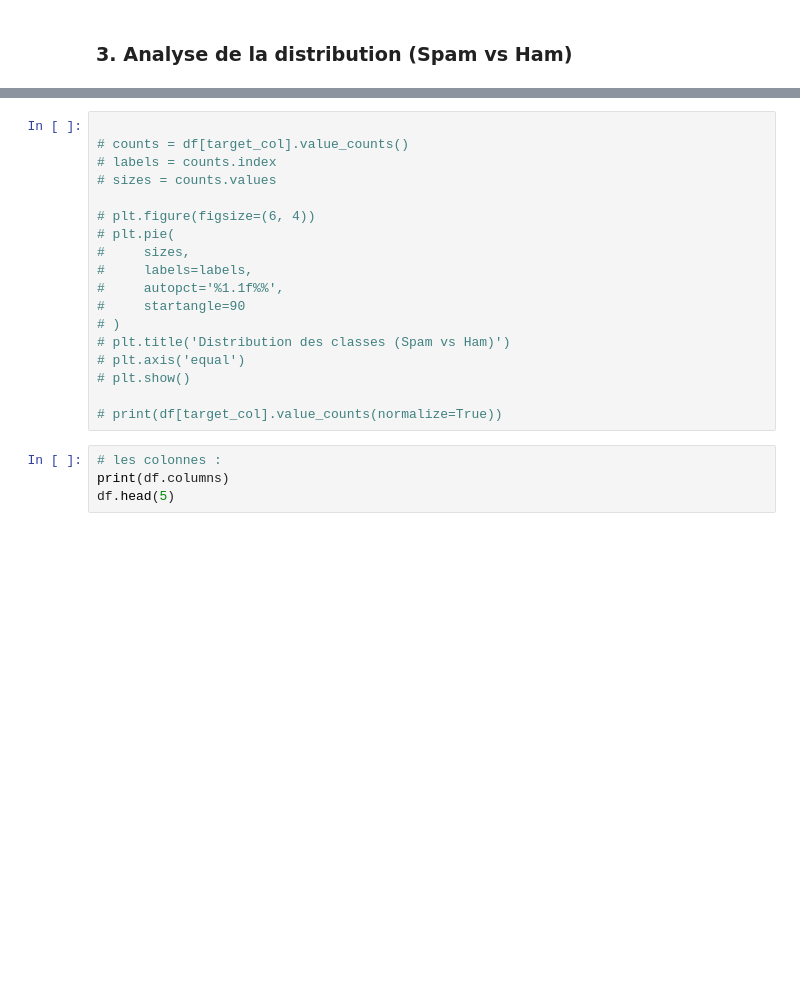
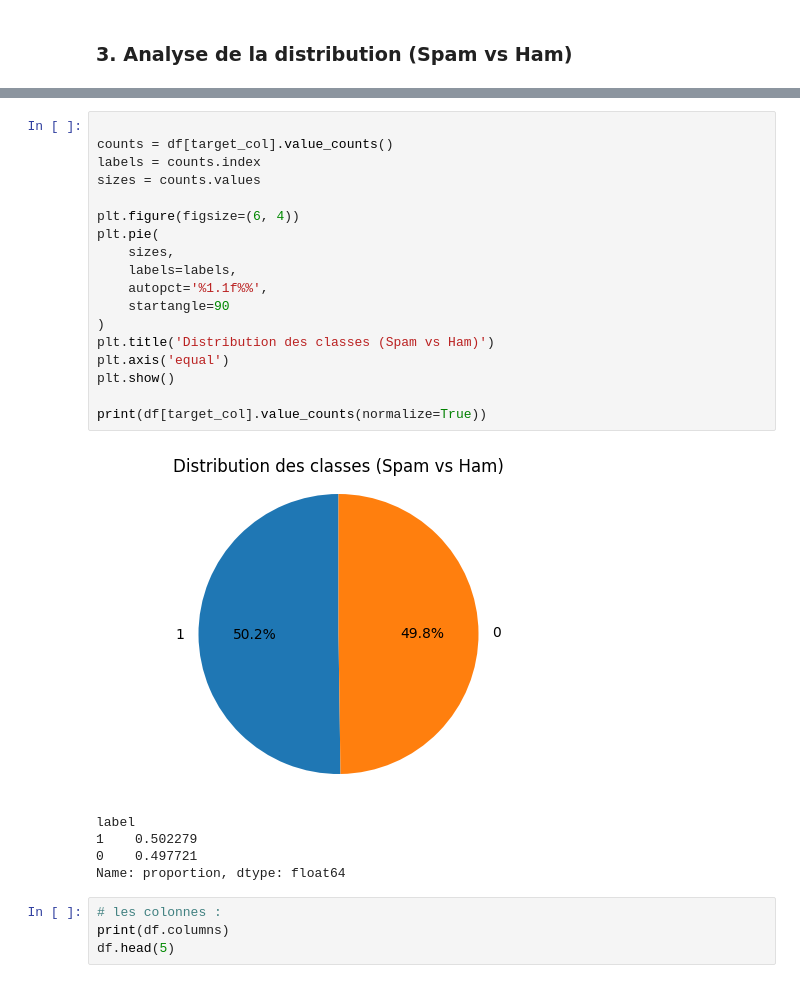
Before and after one commit to bouchramilo/SpamDetectorAI, a Jupyter notebook: notebooks/partie_1.ipynb, the cells around one changed output, grey strips where cells are left out. Drawn from its saved outputs; the diff is of its cells as text; blank space fills up the shorter version.

```diff
--- a/notebooks/partie_1.ipynb
+++ b/notebooks/partie_1.ipynb
@@ -88,21 +109,27 @@ Dimensions après suppression des doublons : (31148, 8)
 # %%
 
-# counts = df[target_col].value_counts()
-# labels = counts.index
-# sizes = counts.values
+counts = df[target_col].value_counts()
+labels = counts.index
+sizes = counts.values
 
-# plt.figure(figsize=(6, 4))
-# plt.pie(
-#     sizes,
-#     labels=labels,
-#     autopct='%1.1f%%',
-#     startangle=90
-# )
-# plt.title('Distribution des classes (Spam vs Ham)')
-# plt.axis('equal')
-# plt.show()
+plt.figure(figsize=(6, 4))
+plt.pie(
+    sizes,
+    labels=labels,
+    autopct='%1.1f%%',
+    startangle=90
+)
+plt.title('Distribution des classes (Spam vs Ham)')
+plt.axis('equal')
+plt.show()
 
-# print(df[target_col].value_counts(normalize=True))
+print(df[target_col].value_counts(normalize=True))
+# %% [output]
+[figure, added]
+label
+1    0.502279
+0    0.497721
+Name: proportion, dtype: float64
 # %%
 # les colonnes :
 print(df.columns)
```
Also changed, not shown: parts of 16 cells of this notebook, 2 other files.
